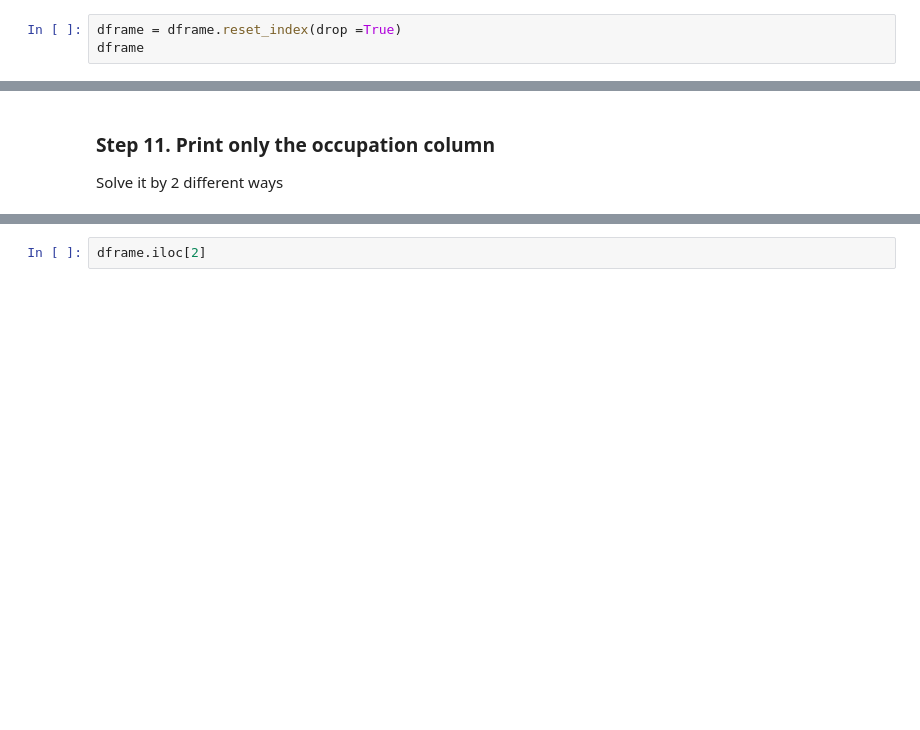
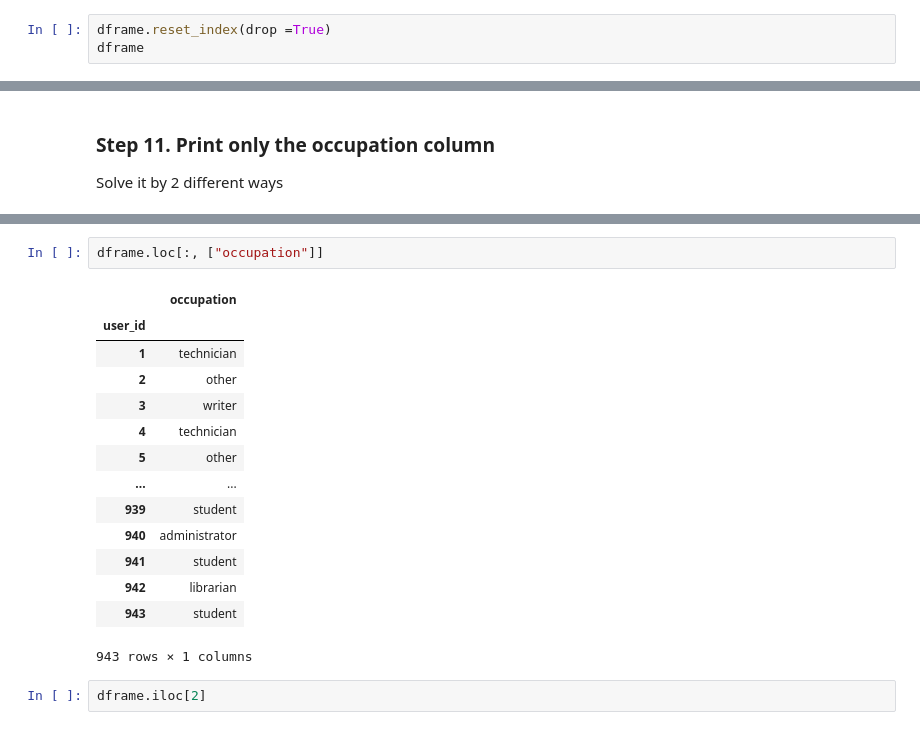
Before and after one commit to Paula-JS/entregas_ejercicios, a Jupyter notebook: Occupation.ipynb, the cells around one changed output, grey strips where cells are left out. Saved outputs shown, nothing was run; the diff lists cells and outputs as text; blank space fills up the shorter version.

```diff
--- a/Occupation.ipynb
+++ b/Occupation.ipynb
@@ -36,7 +36,7 @@ dframe
 # %% [markdown]
 ### Step 3. Assign it to a variable called users and use the 'user_id' as index
 # %%
-dframe = dframe.reset_index(drop =True)
+dframe.reset_index(drop =True)
 dframe
 # %% [output]
 |  | age | gender | occupation | zip_code |
@@ -181,6 +241,23 @@ user_id
 942        librarian
 943          student
 Name: occupation, Length: 943, dtype: object
+# %%
+dframe.loc[:, ["occupation"]]
+# %% [output]
+|  | occupation |
+| user_id |  |
+| 1 | technician |
+| 2 | other |
+| 3 | writer |
+| 4 | technician |
+| 5 | other |
+| ... | ... |
+| 939 | student |
+| 940 | administrator |
+| 941 | student |
+| 942 | librarian |
+| 943 | student |
+943 rows × 1 columns
 # %%
 dframe.iloc[2]
 # %% [output]
```
Also changed, not shown: parts of 14 cells of this notebook, 6 other files.
